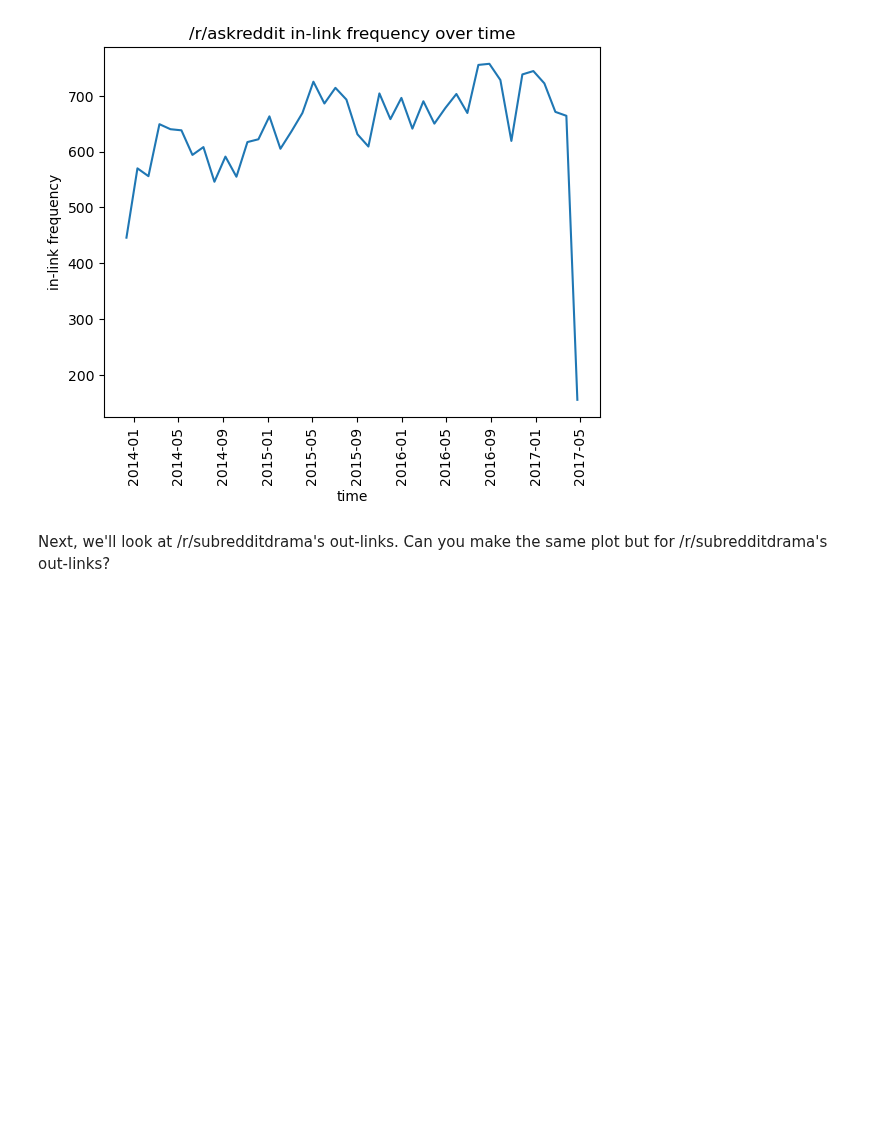
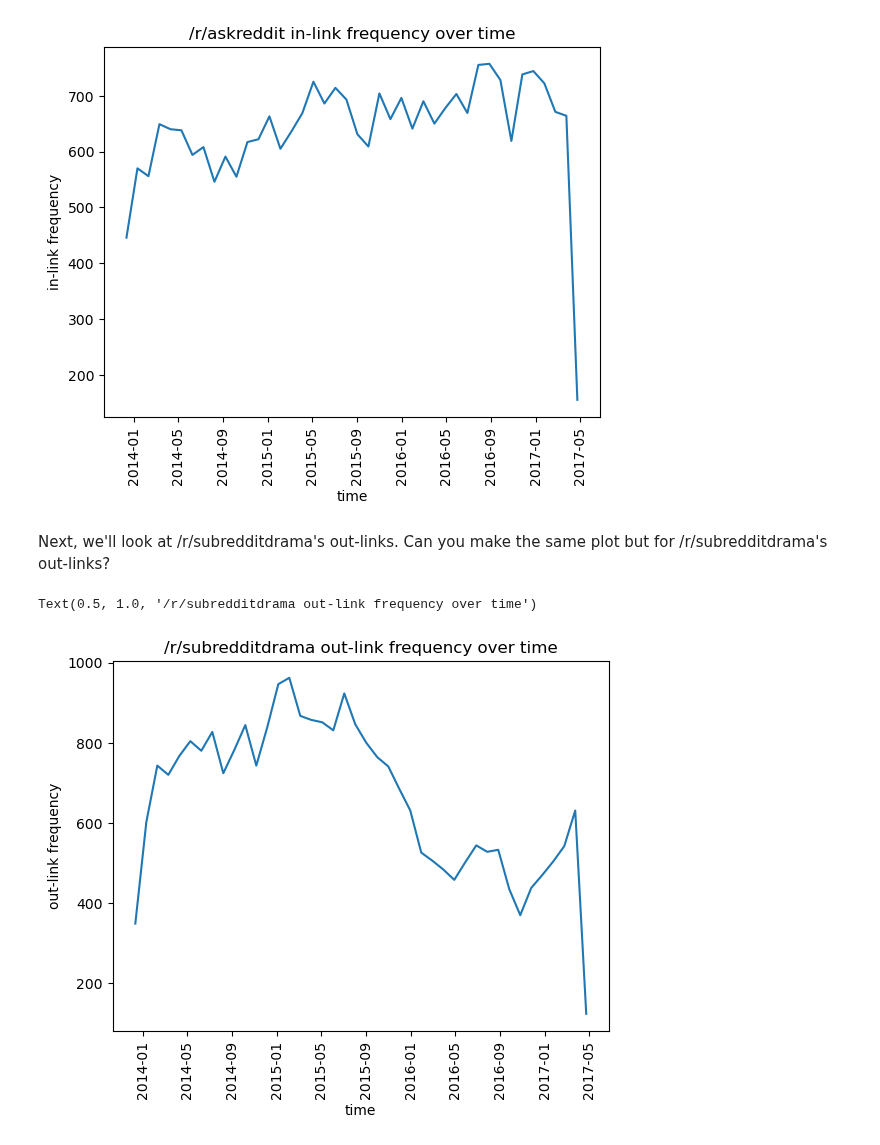
Before and after one commit to asmithh/network-science-data-book, a Jupyter notebook: class_09_datascience2.ipynb, the cells around one changed output. Saved outputs shown, nothing was run; the diff lists cells and outputs as text; code cells hidden in the pictures; blank space fills up the shorter version.

```diff
--- a/class_09_datascience2.ipynb
+++ b/class_09_datascience2.ipynb
@@ -199,3 +201,22 @@ Text(0.5, 1.0, '/r/askreddit in-link frequency over time')
 Next, we'll look at /r/subredditdrama's out-links. Can you make the same plot but for /r/subredditdrama's out-links?
 # %%
 # Your Turn!
+
+qu_outlinks = """
+SELECT TIMESTAMP, TARGET_SUBREDDIT \
+FROM reddit_hyperlinks \
+WHERE SOURCE_SUBREDDIT='subredditdrama';
+"""
+df_outlinks = pd.read_sql(qu_outlinks, engine)
+
+df_outlinks['ts_parsed_rounded'] = df_outlinks['TIMESTAMP'].apply(pd.to_datetime).dt.floor('30d')
+
+count_per_30d = df_outlinks.groupby('ts_parsed_rounded').agg({'TIMESTAMP': 'count'})
+plt.plot(count_per_30d.index, count_per_30d['TIMESTAMP'])
+plt.xticks(rotation=90)
+plt.xlabel('time')
+plt.ylabel('out-link frequency')
+plt.title('/r/subredditdrama out-link frequency over time')
+# %% [output]
+Text(0.5, 1.0, '/r/subredditdrama out-link frequency over time')
+[figure, added]
```
Also changed, not shown: parts of 7 cells of this notebook.
